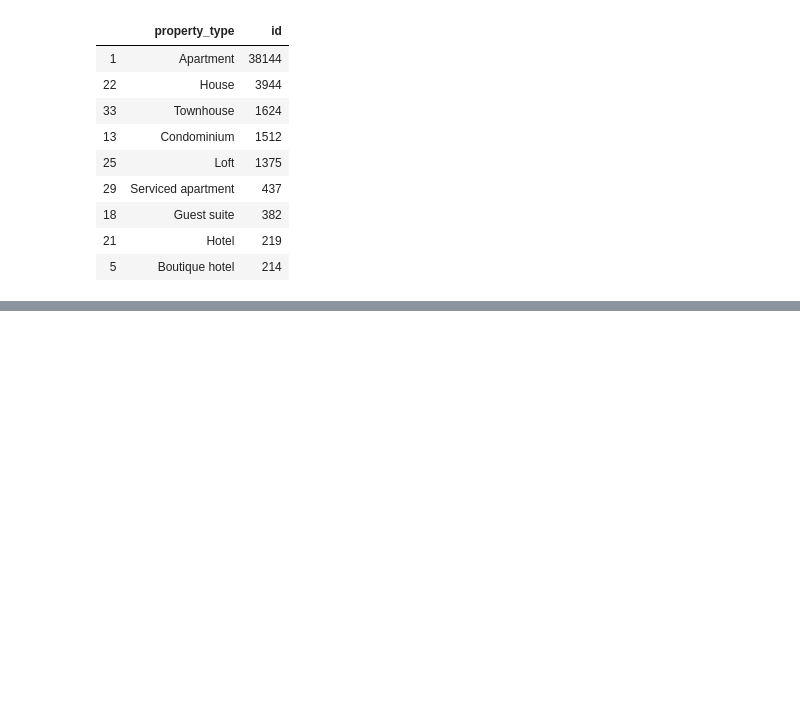
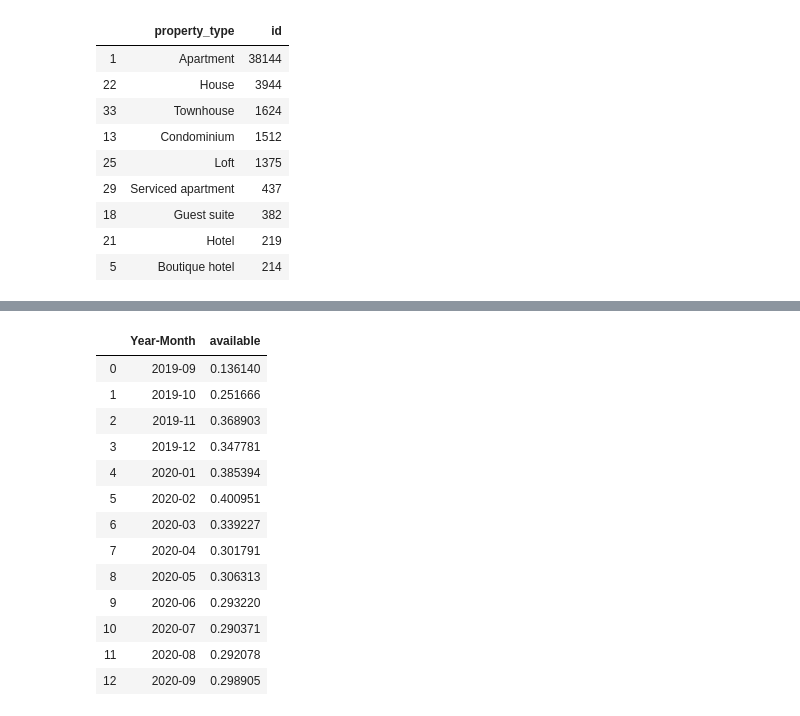
Before and after one commit to amitborkar98/AIRBNB-NewYork, a Jupyter notebook: analysis.ipynb, the cells around one changed output, grey strips where cells are left out. Saved outputs shown, nothing was run; the diff lists cells and outputs as text; code cells hidden in the pictures; blank space fills up the shorter version.

```diff
--- a/analysis.ipynb
+++ b/analysis.ipynb
@@ -129,0 +134,19 @@ It can be concluded that property type also plays an important factor. Not surpr
+# %%
+#grouping the availibilty of the properties according to the months.
+property_availability = calendar.groupby('Year-Month').mean()['available'].reset_index()
+property_availability
+# %% [output]
+|  | Year-Month | available |
+| 0 | 2019-09 | 0.136140 |
+| 1 | 2019-10 | 0.251666 |
+| 2 | 2019-11 | 0.368903 |
+| 3 | 2019-12 | 0.347781 |
+| 4 | 2020-01 | 0.385394 |
+| 5 | 2020-02 | 0.400951 |
+| 6 | 2020-03 | 0.339227 |
+| 7 | 2020-04 | 0.301791 |
+| 8 | 2020-05 | 0.306313 |
+| 9 | 2020-06 | 0.293220 |
+| 10 | 2020-07 | 0.290371 |
+| 11 | 2020-08 | 0.292078 |
+| 12 | 2020-09 | 0.298905 |
```
Also changed, not shown: parts of 11 cells of this notebook.
